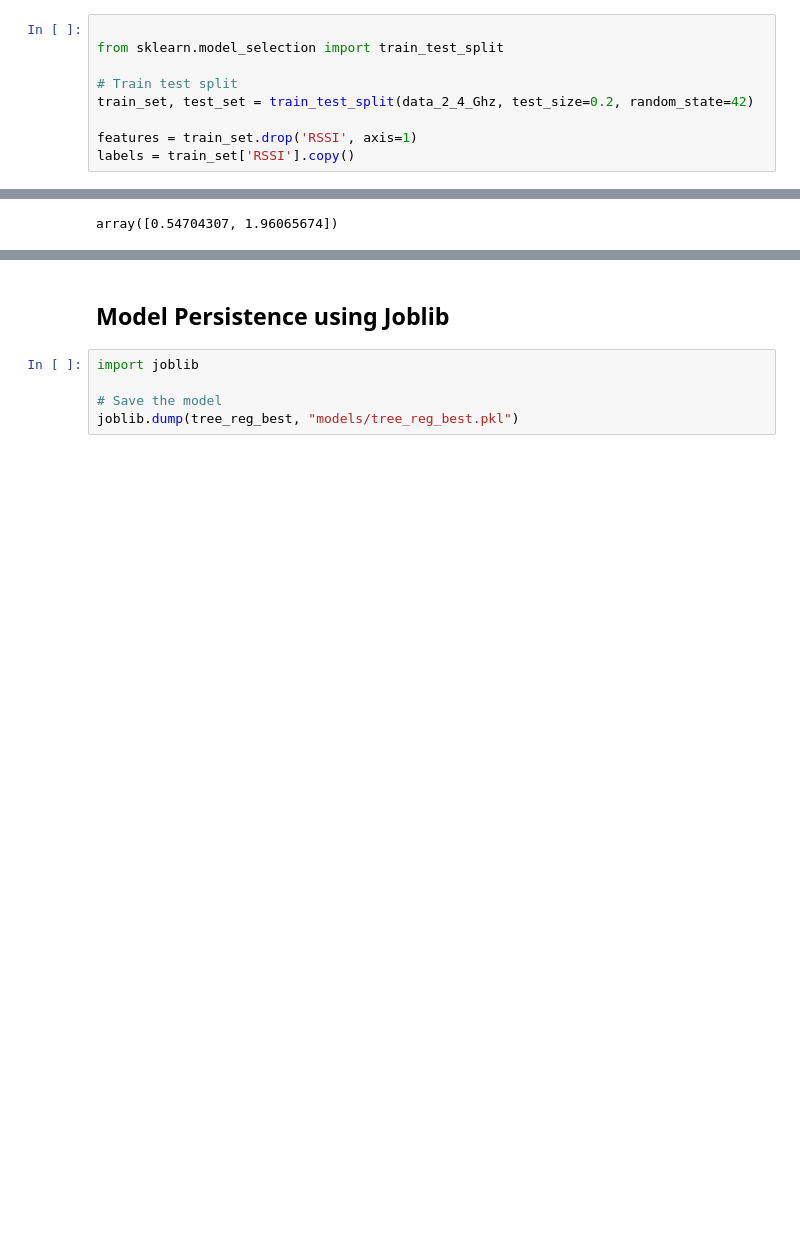
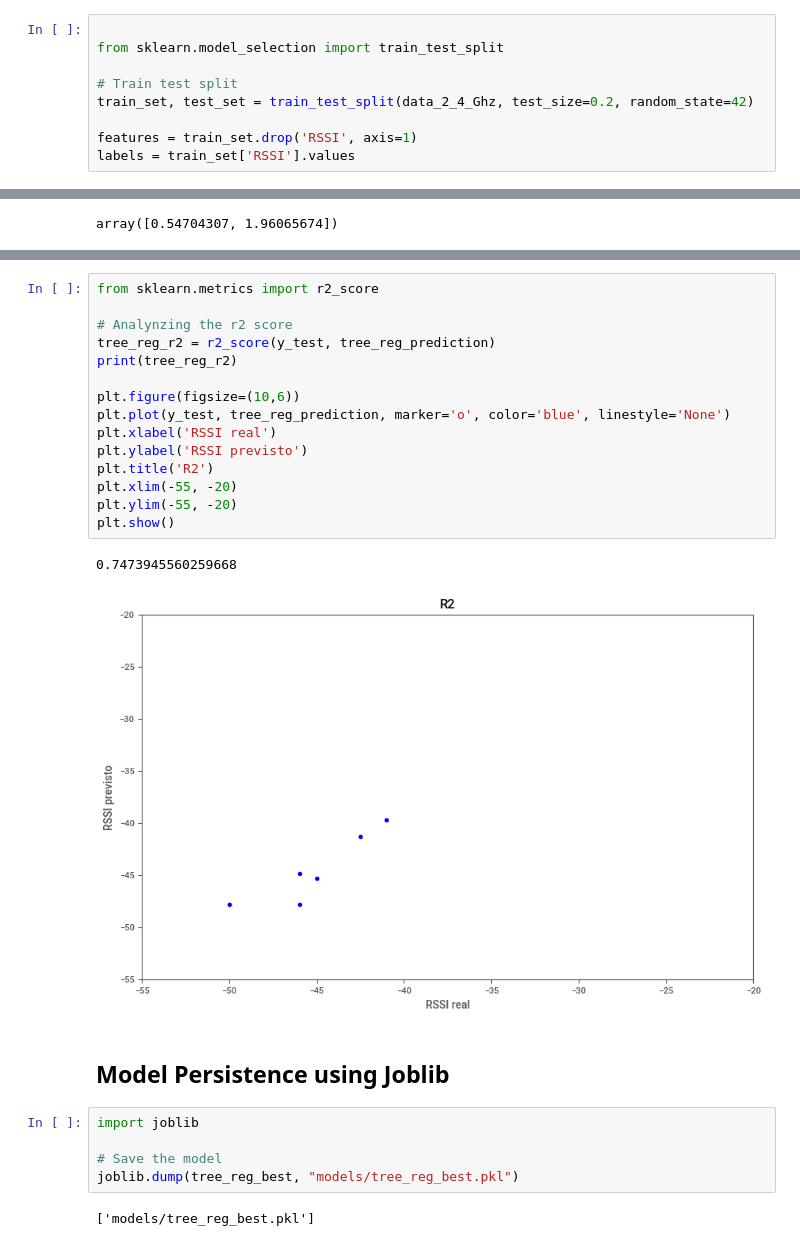
Before and after one commit to albert-santos/path_loss_prediction, a Jupyter notebook: path_loss_prediction.ipynb, the cells around one changed output, grey strips where cells are left out. Saved outputs shown, nothing was run; the diff lists cells and outputs as text; blank space fills up the shorter version.

```diff
--- a/path_loss_prediction.ipynb
+++ b/path_loss_prediction.ipynb
@@ -79,7 +85,7 @@ from sklearn.model_selection import train_test_split
 train_set, test_set = train_test_split(data_2_4_Ghz, test_size=0.2, random_state=42)
 
 features = train_set.drop('RSSI', axis=1)
-labels = train_set['RSSI'].copy()
+labels = train_set['RSSI'].values
 # %% [markdown]
 ### Tranformation Pipelines
 # %%
@@ -284,3 +304,21 @@ array([0.54704307, 1.96065674])
+# %%
+from sklearn.metrics import r2_score
+
+# Analynzing the r2 score
+tree_reg_r2 = r2_score(y_test, tree_reg_prediction)
+print(tree_reg_r2)
+
+plt.figure(figsize=(10,6))
+plt.plot(y_test, tree_reg_prediction, marker='o', color='blue', linestyle='None')
+plt.xlabel('RSSI real')
+plt.ylabel('RSSI previsto')
+plt.title('R2')
+plt.xlim(-55, -20)
+plt.ylim(-55, -20)
+plt.show()
+# %% [output]
+0.7473945560259668
+[figure, added]
 # %% [markdown]
 ## Model Persistence using Joblib
 # %%
@@ -288,3 +326,5 @@ import joblib
 
 # Save the model
 joblib.dump(tree_reg_best, "models/tree_reg_best.pkl")
+# %% [output]
+['models/tree_reg_best.pkl']
```
Also changed, not shown: parts of 5 cells of this notebook, 1 other file.
